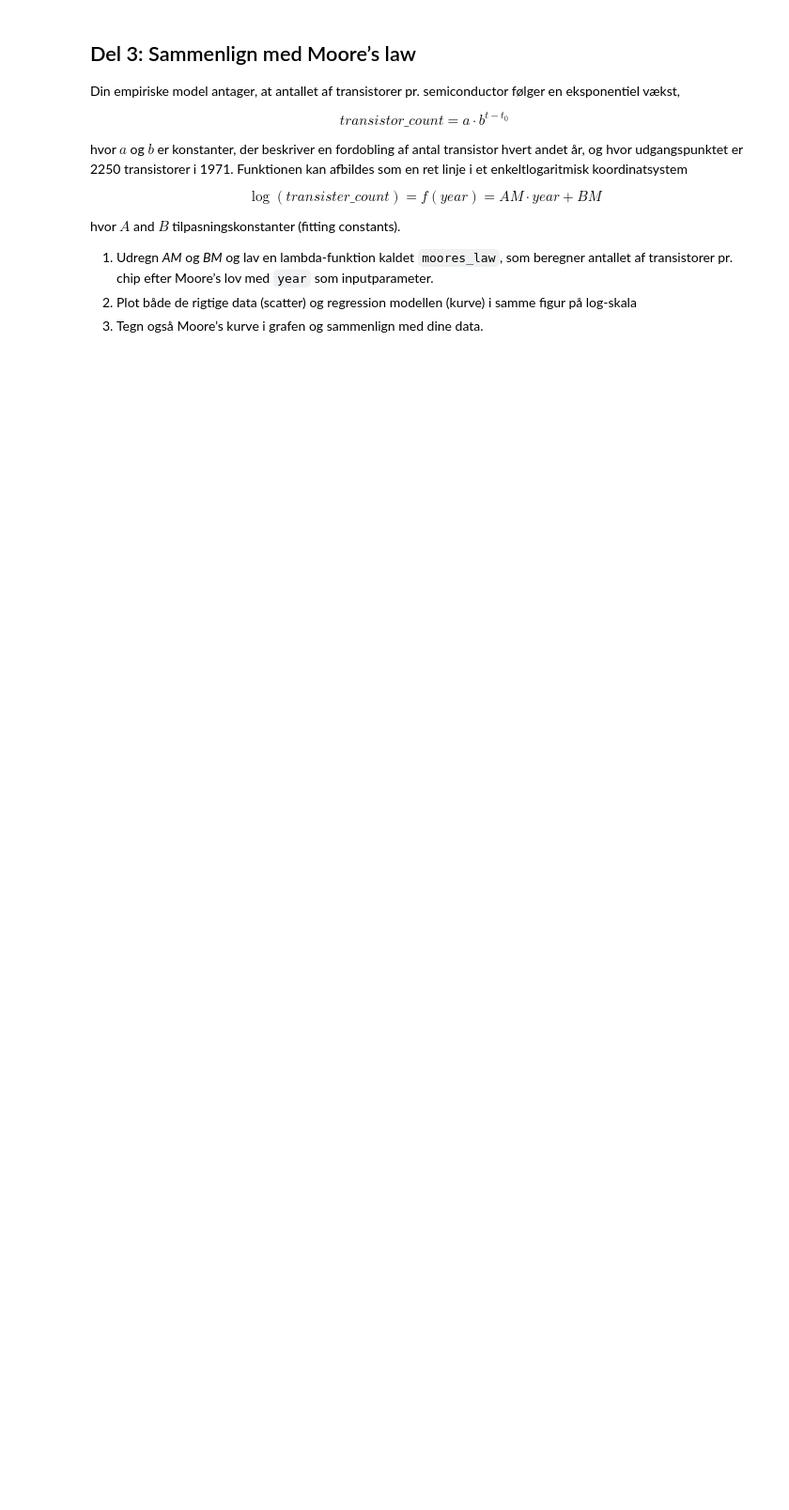
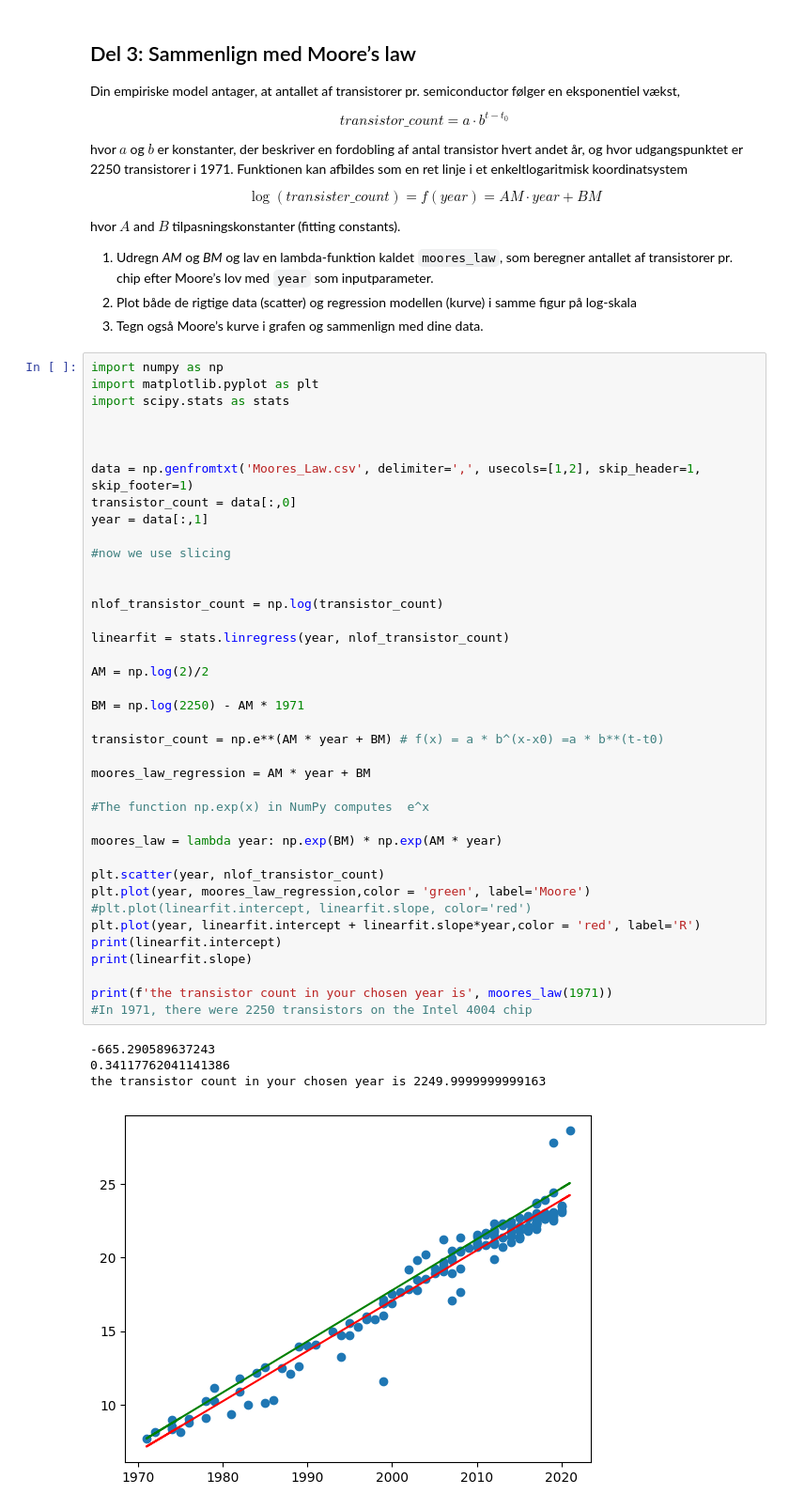
Before and after one commit to Vibenshus-Gymnasium-Pro/moore-s-law-hannimals, a Jupyter notebook: dataOpgave2.ipynb, the cells around one changed output. Shown at 94% size. Drawn from its saved outputs; the diff is of its cells as text; blank space fills up the shorter version.

```diff
--- a/dataOpgave2.ipynb
+++ b/dataOpgave2.ipynb
@@ -62,3 +124,47 @@ hvor $A$ and $B$ tilpasningskonstanter (fitting constants).
 1. Udregn *AM* og *BM* og lav en lambda-funktion kaldet `moores_law`, som beregner antallet af transistorer pr. chip efter Moore’s lov med `year`  som inputparameter.
 2. Plot både de rigtige data (scatter) og regression modellen (kurve) i samme figur på log-skala
 3. Tegn også Moore’s kurve i grafen og sammenlign med dine data.
+# %%
+import numpy as np
+import matplotlib.pyplot as plt
+import scipy.stats as stats
+
+
+
+data = np.genfromtxt('Moores_Law.csv', delimiter=',', usecols=[1,2], skip_header=1, skip_footer=1)
+transistor_count = data[:,0]
+year = data[:,1]
+
+#now we use slicing
+
+
+nlof_transistor_count = np.log(transistor_count)
+
+linearfit = stats.linregress(year, nlof_transistor_count)
+
+AM = np.log(2)/2
+
+BM = np.log(2250) - AM * 1971
+
+transistor_count = np.e**(AM * year + BM) # f(x) = a * b^(x-x0) =a * b**(t-t0)
+
+moores_law_regression = AM * year + BM
+
+#The function np.exp(x) in NumPy computes  e^x
+
+moores_law = lambda year: np.exp(BM) * np.exp(AM * year)
+
+plt.scatter(year, nlof_transistor_count)
+plt.plot(year, moores_law_regression,color = 'green', label='Moore')
+#plt.plot(linearfit.intercept, linearfit.slope, color='red')
+plt.plot(year, linearfit.intercept + linearfit.slope*year,color = 'red', label='R')
+print(linearfit.intercept)
+print(linearfit.slope)
+
+print(f'the transistor count in your chosen year is', moores_law(1971))
+#In 1971, there were 2250 transistors on the Intel 4004 chip
+# %% [output]
+-665.290589637243
+0.34117762041141386
+the transistor count in your chosen year is 2249.9999999999163
+[figure, added]
```
Also changed, not shown: parts of 3 cells of this notebook.
